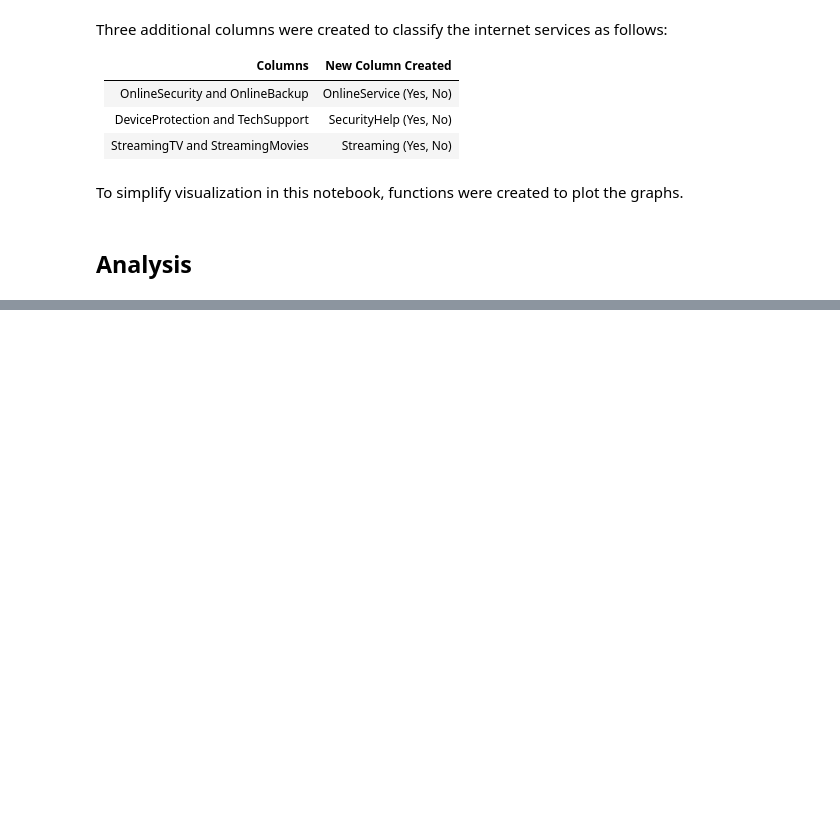
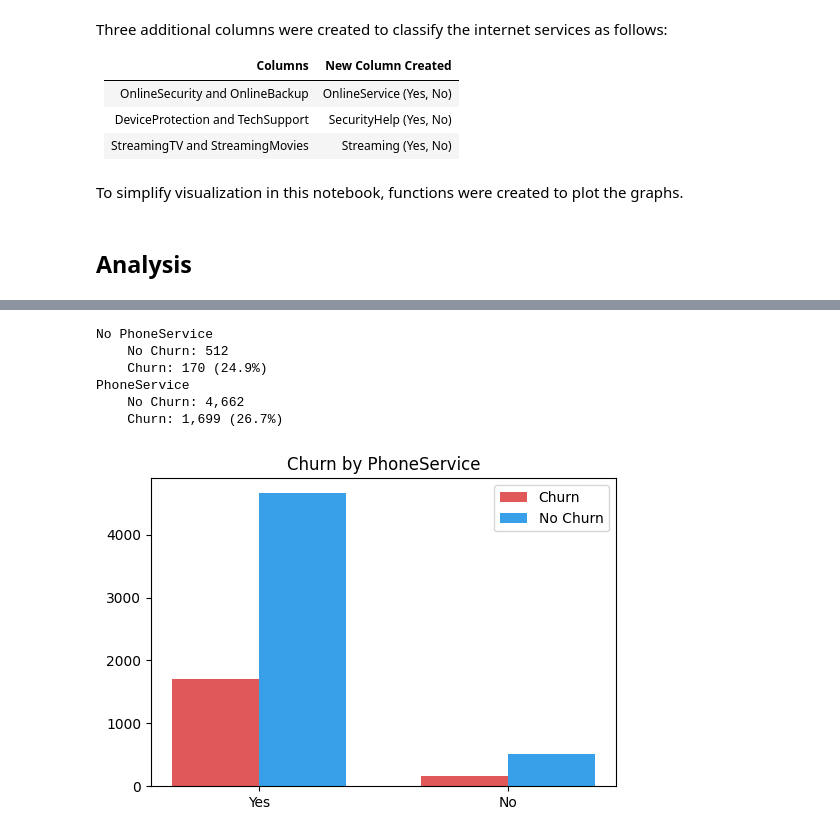
Before and after one commit to fabianoamaralbr/churn_model_ml, a Jupyter notebook: exploratory_analysis.ipynb, the cells around one changed output, grey strips where cells are left out. Drawn from its saved outputs; the diff is of its cells as text; code cells hidden in the pictures; blank space fills up the shorter version.

```diff
--- a/exploratory_analysis.ipynb
+++ b/exploratory_analysis.ipynb
@@ -117,0 +150,22 @@ plot_barras_2col('PaymentMethod')
+# %%
+phone_counts_no_churn = df[df['Churn'] == 'No']['PhoneService'].value_counts()
+phone_counts_churn = df[df['Churn'] == 'Yes']['PhoneService'].value_counts()
+x_phone_no = (phone_counts_churn.iloc[1]/(phone_counts_no_churn.iloc[1]+phone_counts_churn.iloc[1]))*100
+x_phone_yes = (phone_counts_churn.iloc[0]/(phone_counts_no_churn.iloc[0]+phone_counts_churn.iloc[0]))*100
+print(f'''
+No PhoneService
+    No Churn: {phone_counts_no_churn.iloc[1]:,}
+    Churn: {phone_counts_churn.iloc[1]:,} ({x_phone_no:,.1f}%)
+PhoneService
+    No Churn: {phone_counts_no_churn.iloc[0]:,}
+    Churn: {phone_counts_churn.iloc[0]:,} ({x_phone_yes:,.1f}%)
+''')
+plot_bars_2col('PhoneService')
+# %% [output]
+No PhoneService
+    No Churn: 512
+    Churn: 170 (24.9%)
+PhoneService
+    No Churn: 4,662
+    Churn: 1,699 (26.7%)
+[figure, added]
```
Also changed, not shown: parts of 18 cells of this notebook.
